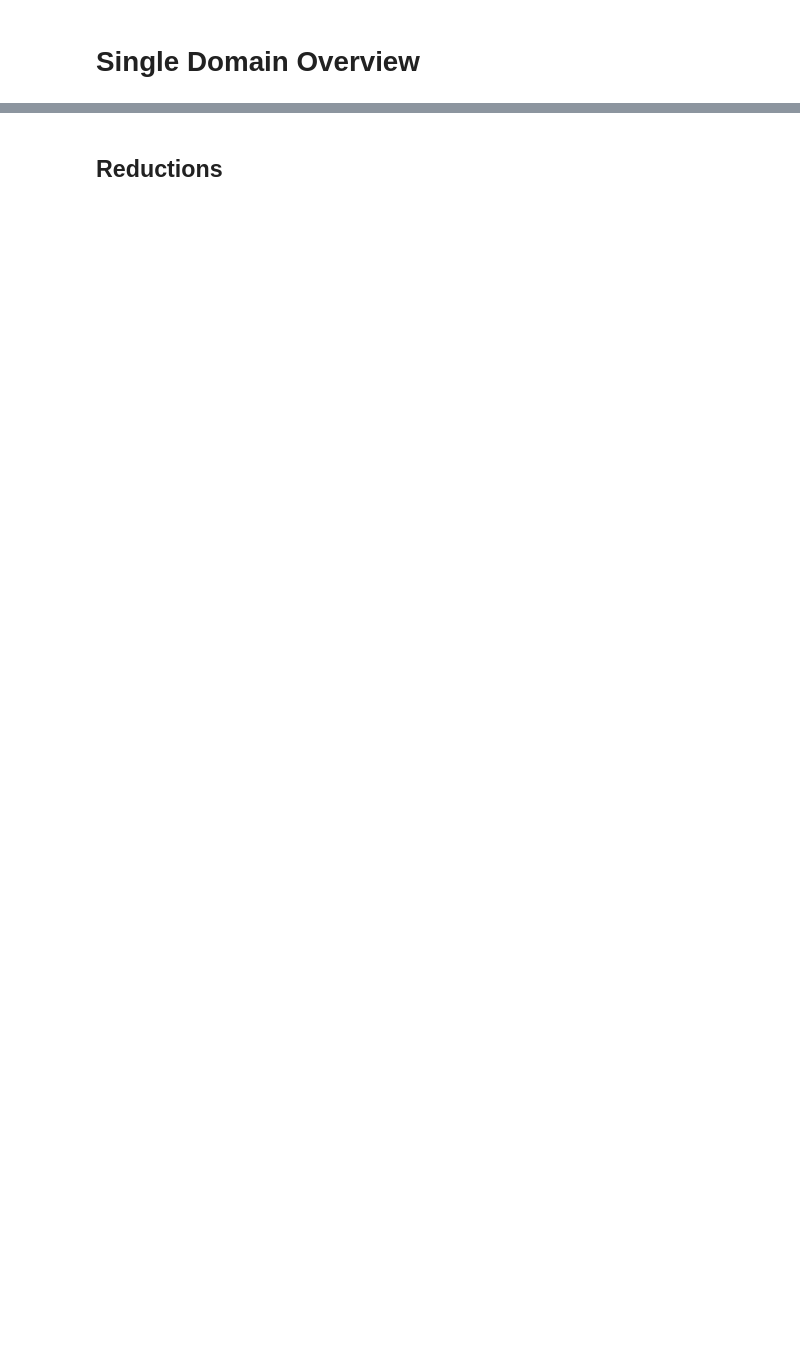
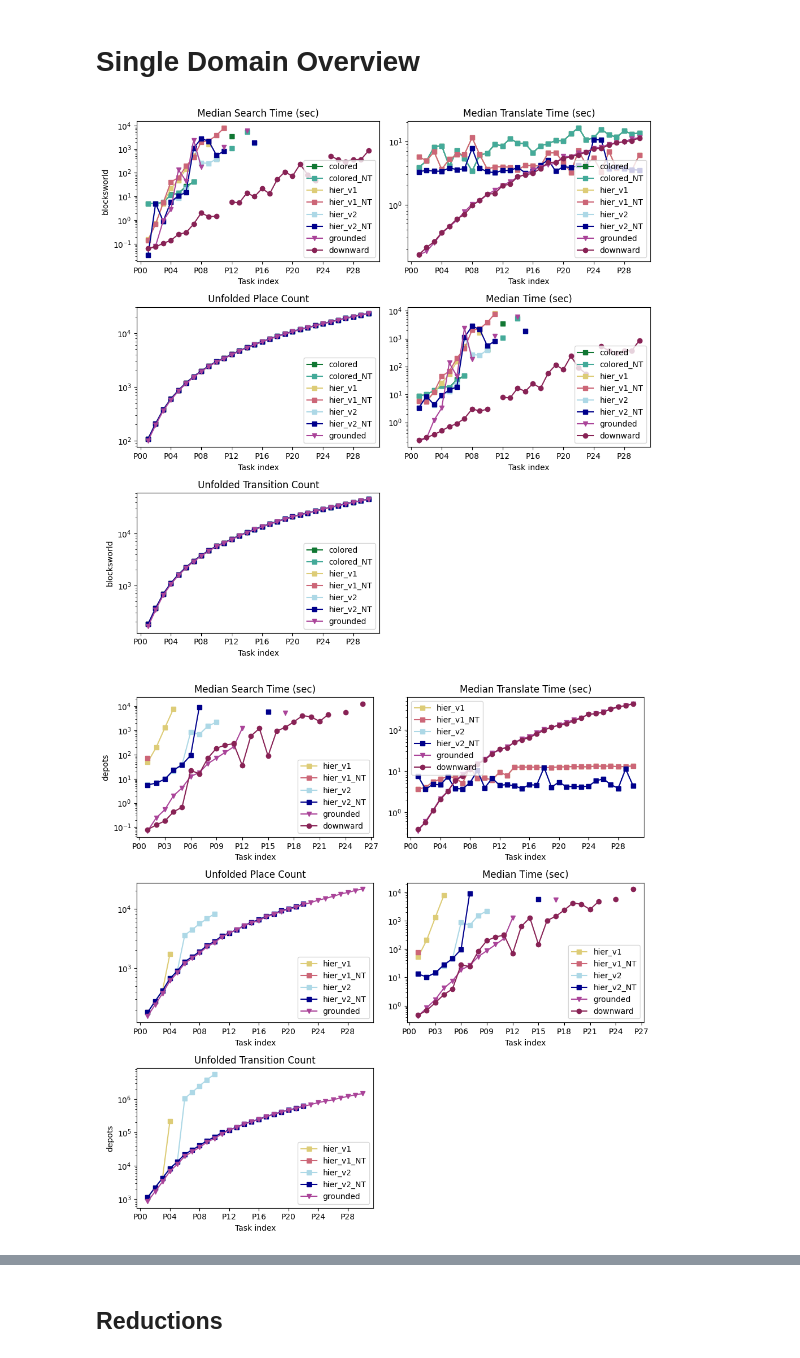
Before and after one commit to petrinet-planning/benchmarking, a Jupyter notebook: plotting/plots.ipynb, the cells around one changed output, grey strips where cells are left out. Saved outputs shown, nothing was run; the diff lists cells and outputs as text; code cells hidden in the pictures; blank space fills up the shorter version.

Commit message:
plots and fix

```diff
--- a/plotting/plots.ipynb
+++ b/plotting/plots.ipynb
@@ -119,13 +119,13 @@ for translator_name, translator_results in results.translators.items():
                 continue
 
             if translator_name == "colored" and searcher_name == "rpfs_safe_reductions":
-                result_collection.display_name = "color_rpfs_safe"
+                result_collection.display_name = "colored"
                 result_collection.style = "s-"
                 result_collection.color="#117733"
                 continue
 
             if translator_name == "colored" and searcher_name == "rpfs_safe_reductions_unlimited_intervals":
-                result_collection.display_name = "color_rpfs_safe_no_timeout"
+                result_collection.display_name = "colored_NT"
                 result_collection.style = "s-"
                 result_collection.color="#44AA99"
                 continue
@@ -137,15 +137,27 @@ for translator_name, translator_results in results.translators.items():
                 continue
 
             if translator_name == "colored_hierarchy" and searcher_name == "rpfs_safe_reductions":
-                result_collection.display_name = "hier_rpfs_safe"
+                result_collection.display_name = "hier_v1"
                 result_collection.style = "s-"
                 result_collection.color="#DDCC77"
                 continue
 
             if translator_name == "colored_hierarchy" and searcher_name == "rpfs_safe_reductions_unlimited_intervals":
-                result_collection.display_name = "hier_rpfs_safe_no_timeout"
+                result_collection.display_name = "hier_v1_NT"
                 result_collection.style = "s-"
                 result_collection.color="#CC6677"
+                continue
+
+            if translator_name == "colored_hierarchyv2" and searcher_name == "rpfs_safe_reductions":
+                result_collection.display_name = "hier_v2"
+                result_collection.style = "s-"
+                result_collection.color="#ADD8E6"
+                continue
+
+            if translator_name == "colored_hierarchyv2" and searcher_name == "rpfs_safe_reductions_unlimited_intervals":
+                result_collection.display_name = "hier_v2_NT"
+                result_collection.style = "s-"
+                result_collection.color="#00008B"
                 continue
 
             if translator_name == "grounded" and searcher_name == "rpfs":
@@ -273,6 +285,10 @@ minimum_time_search = minimum_reduction(
     lambda res: res.time.seconds_system + res.time.seconds_user if res.has_plan else infinite
 )
 
+median_time_translate = minimum_reduction(
+    lambda res: res.time.seconds_system + res.time.seconds_user if res.valid_translation else infinite,
+    lambda res: 0
+)
 
 median_time_search = median_reduction(
     lambda res: 0,
@@ -430,31 +450,35 @@ def make_domain_cactus_plot(name: str, description: str, rows, cols, reductions:
             plt.title(reduction_name)
             #plt.title(f'{description} - {test_case.name}')
             plt.gca().legend(loc='best')
             plt.xlabel('Task index')
             if (i-1)%4 == 0:
                 plt.ylabel(domain_name)
             subplt.set_yscale("log")
             i += 1
 
 
         plt.subplots_adjust(bottom=0.1, right=0.8, top=0.9)
         plt.tight_layout()
         plt.savefig(os.path.join(plot_save_dir, f"{name}_{domain_name}.png"))
 
 #make_overview_cactus_plot("overview_min_time", "Min Total Time", lambda res: res.min_time)
 #make_overview_cactus_plot("overview_min_verificaiton_time", 'Min verification time', lambda resultCollection: min([res.get("time_verification", infinite) for res in resultCollection.raw]))
 
 #make_overview_cactus_plot("overview_time", 'Median Time (sec)', lambda res: res.median_time)
 #make_overview_cactus_plot("overview_time_minus_unfolding", 'Median Time (sec) - minus unfolding', lambda res: res.median_time_minus_unfolding)
 #make_overview_cactus_plot("overview_time_minus_unfolding", 'Median unfolding Time (sec)', lambda res: res.median_unfolding_time)
 
 reductions:list[tuple[str, Callable[["result_collection"], float]]] = {
     ('Median Time (sec)', median_time_total),
     ("Median Search Time (sec)", median_time_search),
+    ("Median Translate Time (sec)", median_time_translate),
     # ("Median Verification Time",  median_search_property("time_verification")),
     ("Unfolded Place Count", median_search_property("place_count_after_reduction")),
     ("Unfolded Transition Count", median_search_property("transition_count_after_reduction"))
 }
 
-make_domain_cactus_plot("name", "description", 2, 2, reductions)
+make_domain_cactus_plot("name", "description", 3, 2, reductions)
 # make_domain_cactus_plot("name", "description", 2, 2, reductions)
+# %% [output]
+[figure, added]
+[figure, added]
```
Also changed, not shown: parts of 3 cells of this notebook, 1 other file.
